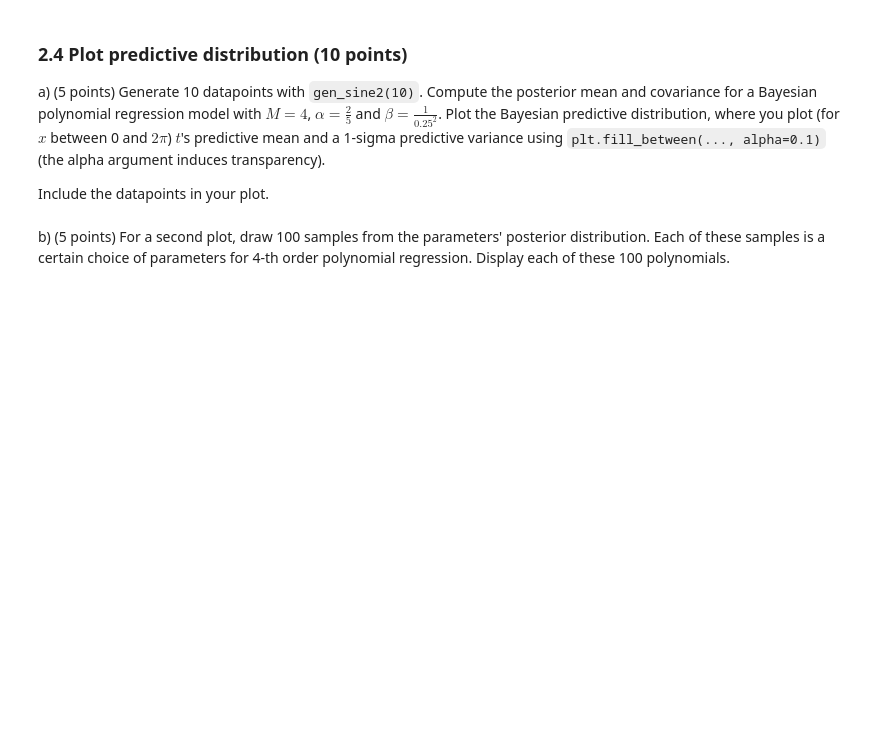
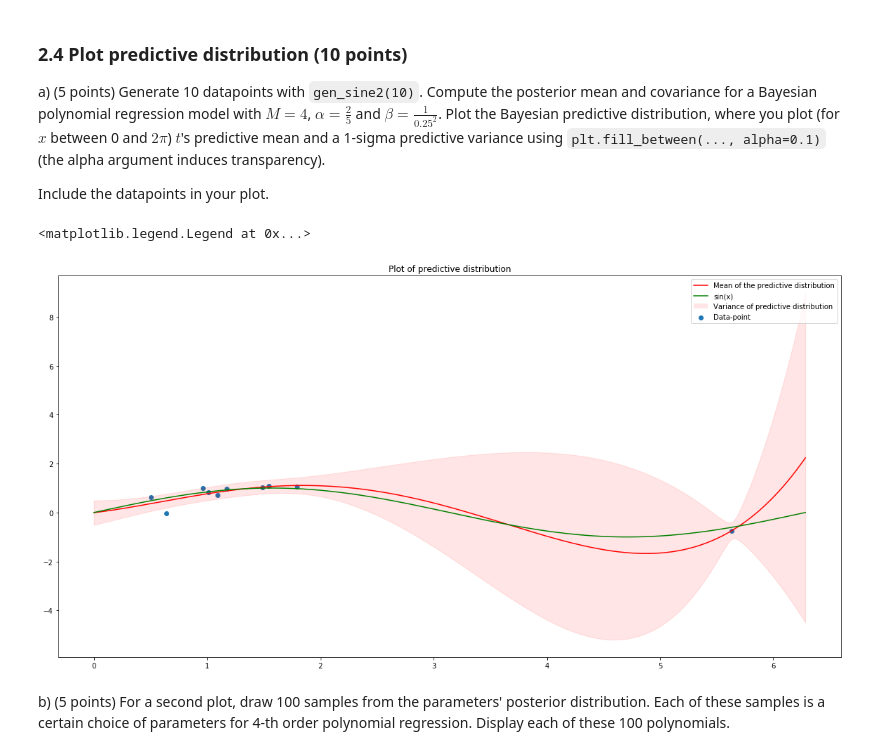
Before and after one commit to ioangatop/MachineLearning, a Jupyter notebook: 12141666_12166804_lab1.ipynb, the cells around one changed output. Drawn from its saved outputs; the diff is of its cells as text; code cells hidden in the pictures; blank space fills up the shorter version.

```diff
--- a/12141666_12166804_lab1.ipynb
+++ b/12141666_12166804_lab1.ipynb
@@ -249,14 +279,10 @@ You can let $M \in (0, 1, ..., 10)$, and let $\lambda \in (e^{-10}, e^{-9}, ...,
 a) (5 points) First of all, write a method `pred_error(x_train, x_valid, t_train, t_valid, M, lamb)` that compares the prediction of your method `fit_polynomial_reg` for a given set of parameters $M$ and $\lambda$ to `t_valid`. It should return the prediction error for a single fold.
 # %%
 def pred_error(x_train, x_valid, t_train, t_valid, M, reg):
-    w, Phi = fit_polynomial_reg(x_train, t_train, M, reg)
-    Phi_x_valid = designmatrix(x_valid, M+1)
-    y_predict = np.matmul(Phi_x_valid, w)
-    pred_err = 0
-    for i in range(len(y_predict)):
-        square_error = pow(y_predict[i] - t_valid[i],2)
-        pred_err += square_error
-    pred_err = pred_err/len(y_predict)
+    w_train, Phi_train = fit_polynomial_reg(x_train, t_train, M, reg)
+    Phi_valid = designmatrix(x_valid, M + 1)
+    y_valid = predict(w_train, Phi_valid)
+    pred_err = np.average((t_valid - y_valid) ** 2)
     return pred_err
 # %%
 ### Test your function
@@ -468,11 +448,11 @@ where $\phi(\bx)$ are the computed features for a new datapoint $\bx$, and $t$ i
 Write a function that `predict_polynomial_bayes(x, m, S, beta)` that returns the predictive mean, variance and design matrix $\bPhi$ given a new datapoint `x`, posterior mean `m`, posterior variance `S` and a choice of model variance `beta`.
 # %%
 def predict_polynomial_bayes(x, m, S, beta):
-    M = np.linalg.norm(m)
-    Phi = designmatrix(x, M)
+    M = m.shape[0]
+    Phi = designmatrix(x, M )
     mean = np.matmul(Phi,m)
-    sigma =
-
+    cov = np.matmul(np.matmul(Phi,S), Phi.T)
+    sigma = np.sqrt(1/beta + np.diag(cov))
     return mean, sigma, Phi
 # %%
 ### Test your function
@@ -500,3 +477,23 @@ raise NotImplementedError()
+# %%
+x, t = gen_sine2(10)
+M = 4
+alpha = 2/3
+beta = 1/(0.25**2)
+m, S, Phi = fit_polynomial_bayes(x, t, M, alpha, beta)
+
+x_test = np.linspace(0, 2*np.pi, 10000)
+mean, sigma, Phi = predict_polynomial_bayes(x_test, m, S, beta)
+
+plt.plot(x_test, mean, 'red', label = 'Mean of the predictive distribution')
+plt.scatter(x, t, label = 'Data-point')
+plt.plot(x_test, np.sin(x_test), 'green', label = 'sin(x)')
+plt.fill_between(x_test, mean + sigma, mean - sigma, color='red', alpha='0.1')
+plt.fill(np.NaN, np.NaN, 'red', alpha=0.1, label = 'Variance of predictive distribution')
+plt.title("Plot of predictive distribution")
+plt.legend()
+# %% [output]
+<matplotlib.legend.Legend at 0x...>
+[figure, added]
 # %% [markdown]
 b) (5 points) For a second plot, draw 100 samples from the parameters' posterior distribution. Each of these samples is a certain choice of parameters for 4-th order polynomial regression.
 Display each of these 100 polynomials.
```
Also changed, not shown: parts of 13 cells of this notebook.
